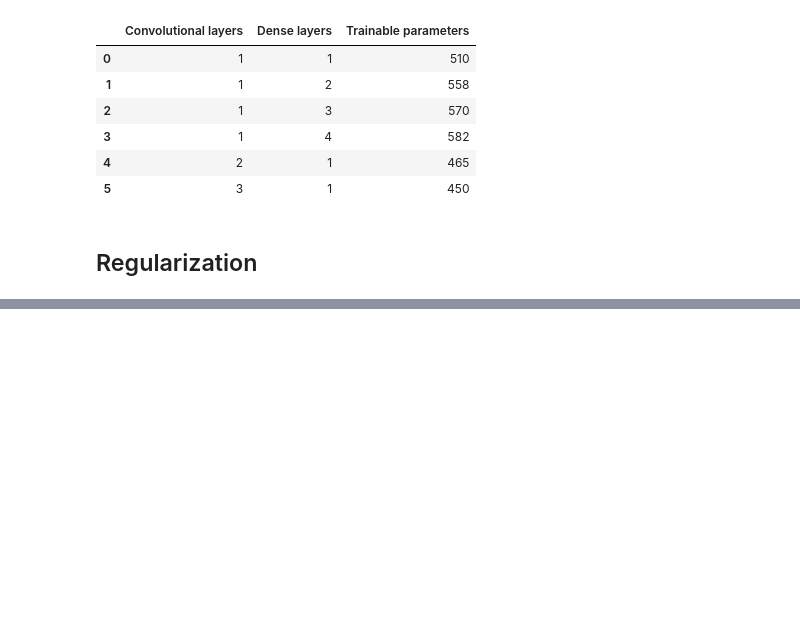
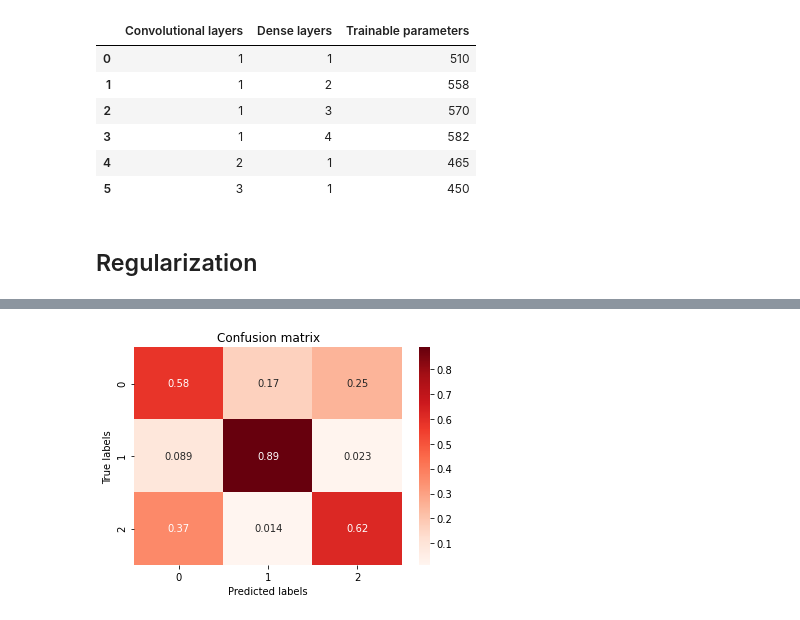
Before and after one commit to giuliacampesan/UniversityAssignments, a Jupyter notebook: 03_week/LoCPdown_Exercise3.ipynb, the cells around one changed output, grey strips where cells are left out. Drawn from its saved outputs; the diff is of its cells as text; code cells hidden in the pictures; blank space fills up the shorter version.

```diff
--- a/03_week/LoCPdown_Exercise3.ipynb
+++ b/03_week/LoCPdown_Exercise3.ipynb
@@ -1062,0 +1112,15 @@ r = print_filters(worst_after, 'prova')
+# %%
+y_pred_val  = best_after.predict(x_val)
+
+#take the class with the highest probability from the val predictions
+max_y_pred_val = np.argmax(y_pred_val, axis=1)
+max_y_val = np.argmax(y_val, axis=1)
+confusion_Oz = confusion_matrix(max_y_pred_val,max_y_val, normalize='true')
+sns.heatmap(confusion_Oz, annot = True, cmap = plt.cm.Reds, fmt = '.2g')
+
+plt.ylabel('True labels')
+plt.xlabel('Predicted labels')
+plt.title('Confusion matrix')
+plt.show()
+# %% [output]
+[figure, added]
```
Also changed, not shown: parts of 13 cells of this notebook, 21 other files.
